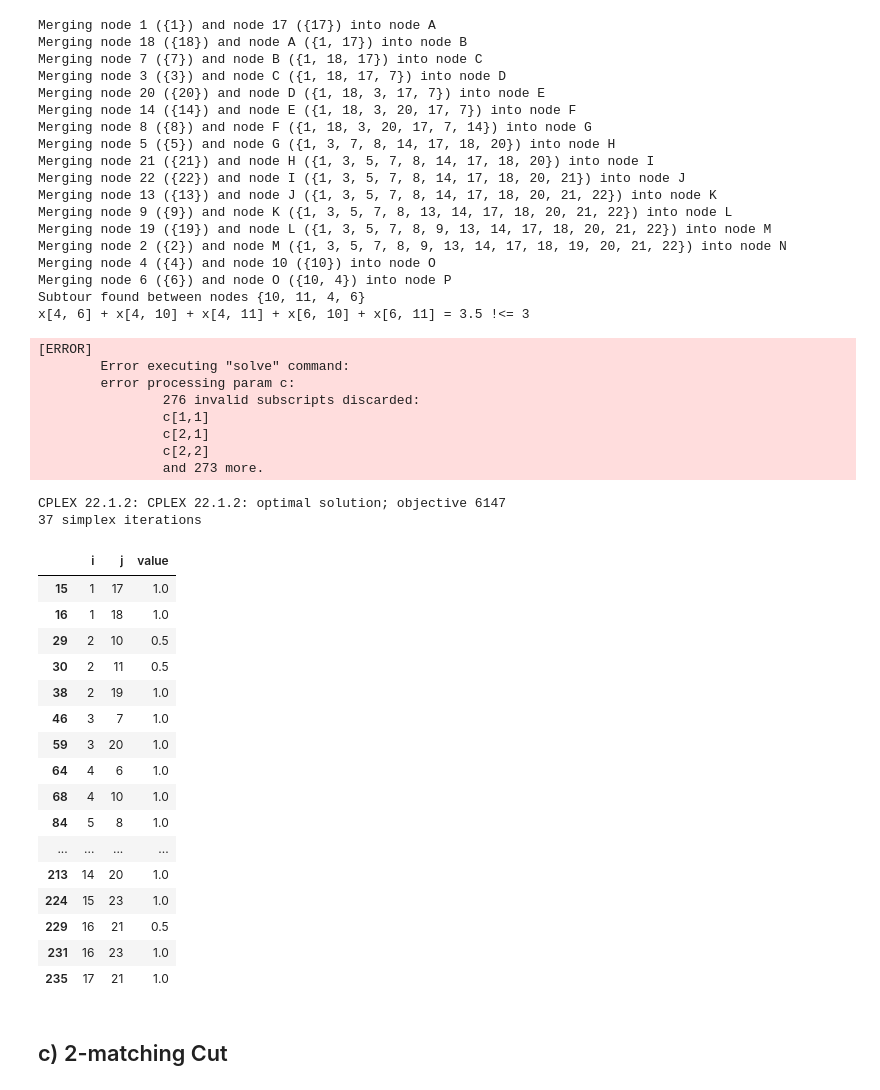
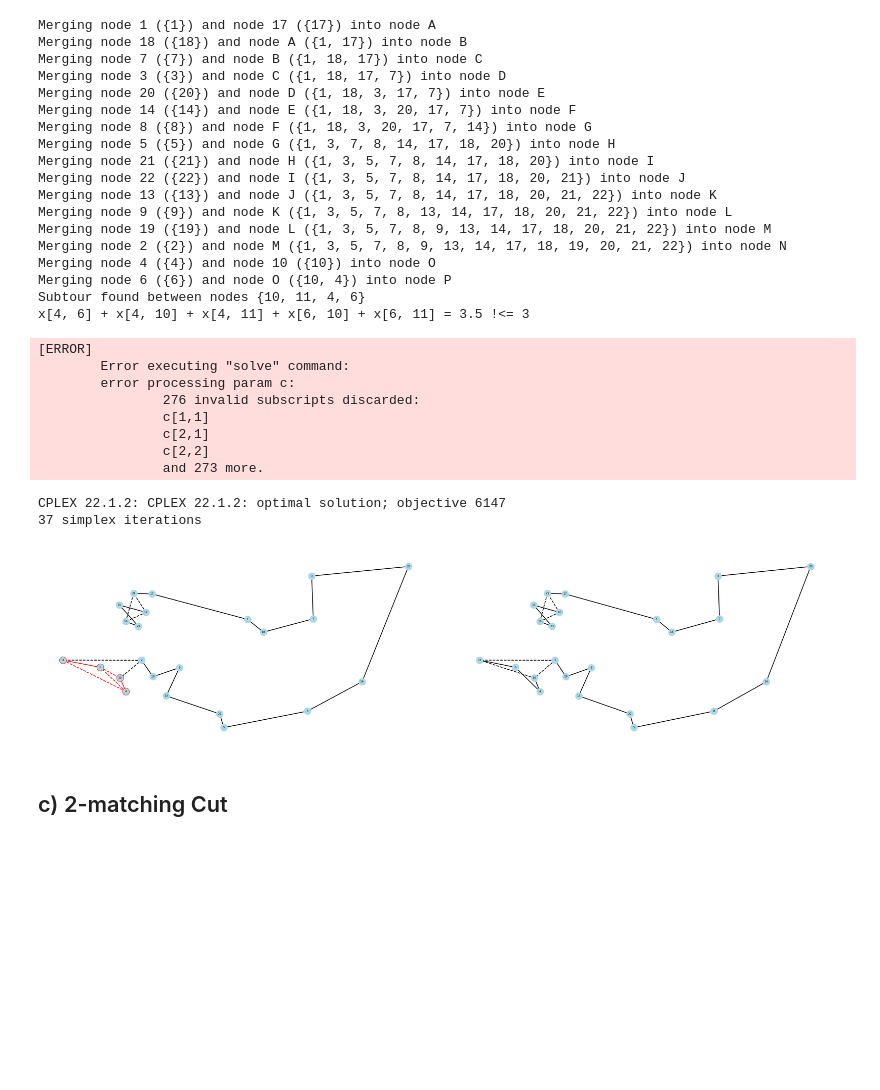
Before and after one commit to Diviloper/MESIO, a Jupyter notebook: mmio/tsp/lower_bounds.ipynb, the cells around one changed output. Saved outputs shown, nothing was run; the diff lists cells and outputs as text; code cells hidden in the pictures; blank space fills up the shorter version.

```diff
--- a/mmio/tsp/lower_bounds.ipynb
+++ b/mmio/tsp/lower_bounds.ipynb
@@ -147,7 +148,6 @@ sec_2_arcs, sec_2_cost = solve_relaxation()
 sec_2_df = arcs_as_dataframe(sec_2_arcs)
 export_arcs_to_csv(sec_2_arcs, "./data/sec_2.csv")
 summary_data.append(summary_entry("SEC 2", sec_2_arcs, sec_2_cost))
-sec_2_df[sec_2_df["value"] > 0]
 # %% [output]
 [ERROR]
         Error executing "solve" command:
@@ -159,23 +159,46 @@ sec_2_df[sec_2_df["value"] > 0]
                 and 273 more.
 CPLEX 22.1.2: CPLEX 22.1.2: optimal solution; objective 6147
 37 simplex iterations
-|  | i | j | value |
-| 15 | 1 | 17 | 1.0 |
-| 16 | 1 | 18 | 1.0 |
-| 29 | 2 | 10 | 0.5 |
-| 30 | 2 | 11 | 0.5 |
-| 38 | 2 | 19 | 1.0 |
-| 46 | 3 | 7 | 1.0 |
-| 59 | 3 | 20 | 1.0 |
-| 64 | 4 | 6 | 1.0 |
-| 68 | 4 | 10 | 1.0 |
-| 84 | 5 | 8 | 1.0 |
-| ... | ... | ... | ... |
-| 213 | 14 | 20 | 1.0 |
-| 224 | 15 | 23 | 1.0 |
-| 229 | 16 | 21 | 0.5 |
-| 231 | 16 | 23 | 1.0 |
-| 235 | 17 | 21 | 1.0 |
+# %%
+sec_2_fig, sec_2_axes = plt.subplots(1, 2, figsize=(32, 8))
+paint_graph(
+    sec_arcs,
+    axes=sec_2_axes[0],
+    personalized_arcs={
+        (4, 6): {
+            "edge_color": "red",
+            "style": "solid" if lr_arcs[(4, 6)].is_integer() else "dashed",
+        },
+        (4, 10): {
+            "edge_color": "red",
+            "style": "solid" if lr_arcs[(4, 10)].is_integer() else "dashed",
+        },
+        (4, 11): {
+            "edge_color": "red",
+            "style": "solid" if lr_arcs[(4, 11)].is_integer() else "dashed",
+        },
+        (6, 10): {
+            "edge_color": "red",
+            "style": "solid" if lr_arcs[(6, 10)].is_integer() else "dashed",
+        },
+        (6, 11): {
+            "edge_color": "red",
+            "style": "solid" if lr_arcs[(6, 11)].is_integer() else "dashed",
+        },
+    },
+    personalized_nodes={
+        4: {"node_color": "lightblue", "edgecolors": "red"},
+        6: {"node_color": "lightblue", "edgecolors": "red"},
+        10: {"node_color": "lightblue", "edgecolors": "red"},
+        11: {"node_color": "lightblue", "edgecolors": "red"},
+    }
+)
+paint_graph(sec_2_arcs, axes=sec_2_axes[1])
+plt.tight_layout()
+
+sec_2_fig.savefig("images/sec_2.png", dpi=400)
+# %% [output]
+[figure, added]
 # %% [markdown]
 ## c) 2-matching Cut
 # %%
```
Also changed, not shown: parts of 13 cells of this notebook, 11 other files.
